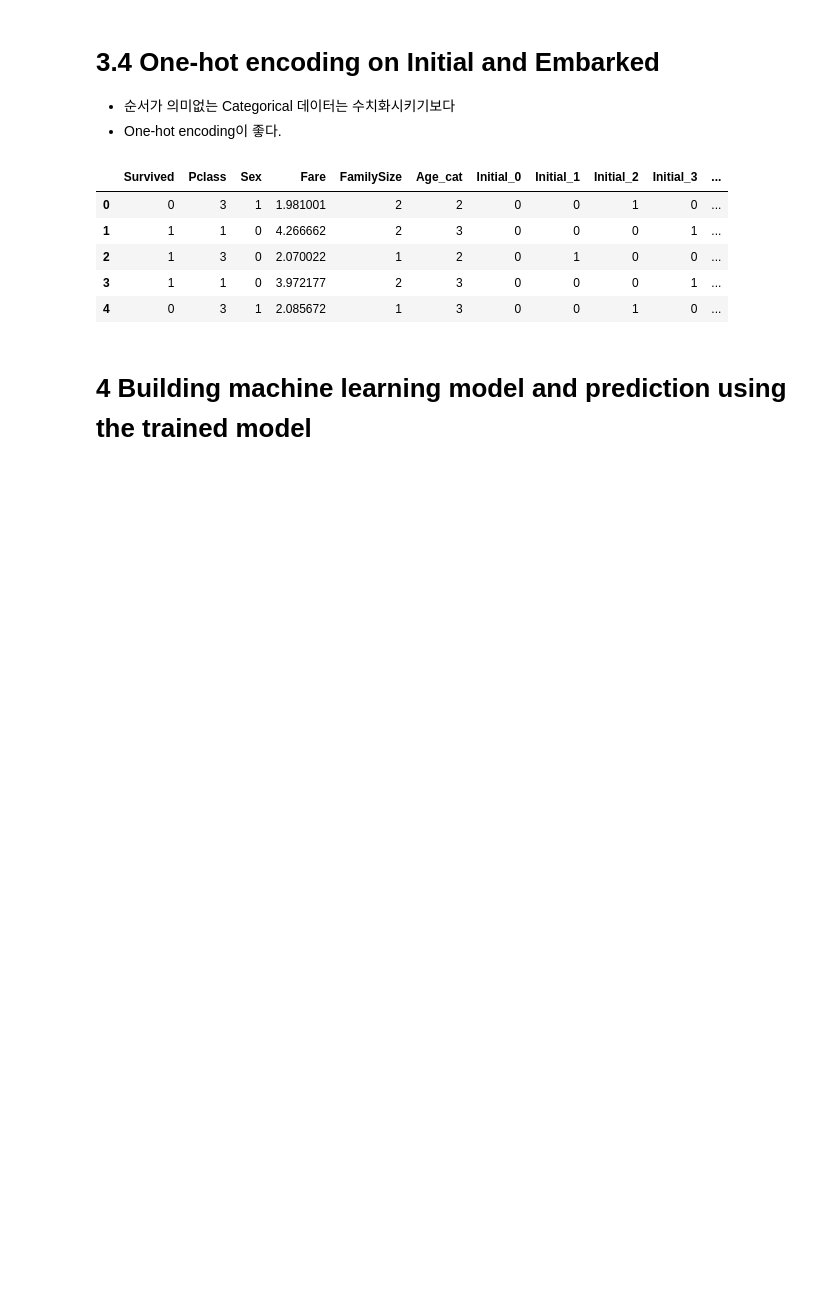
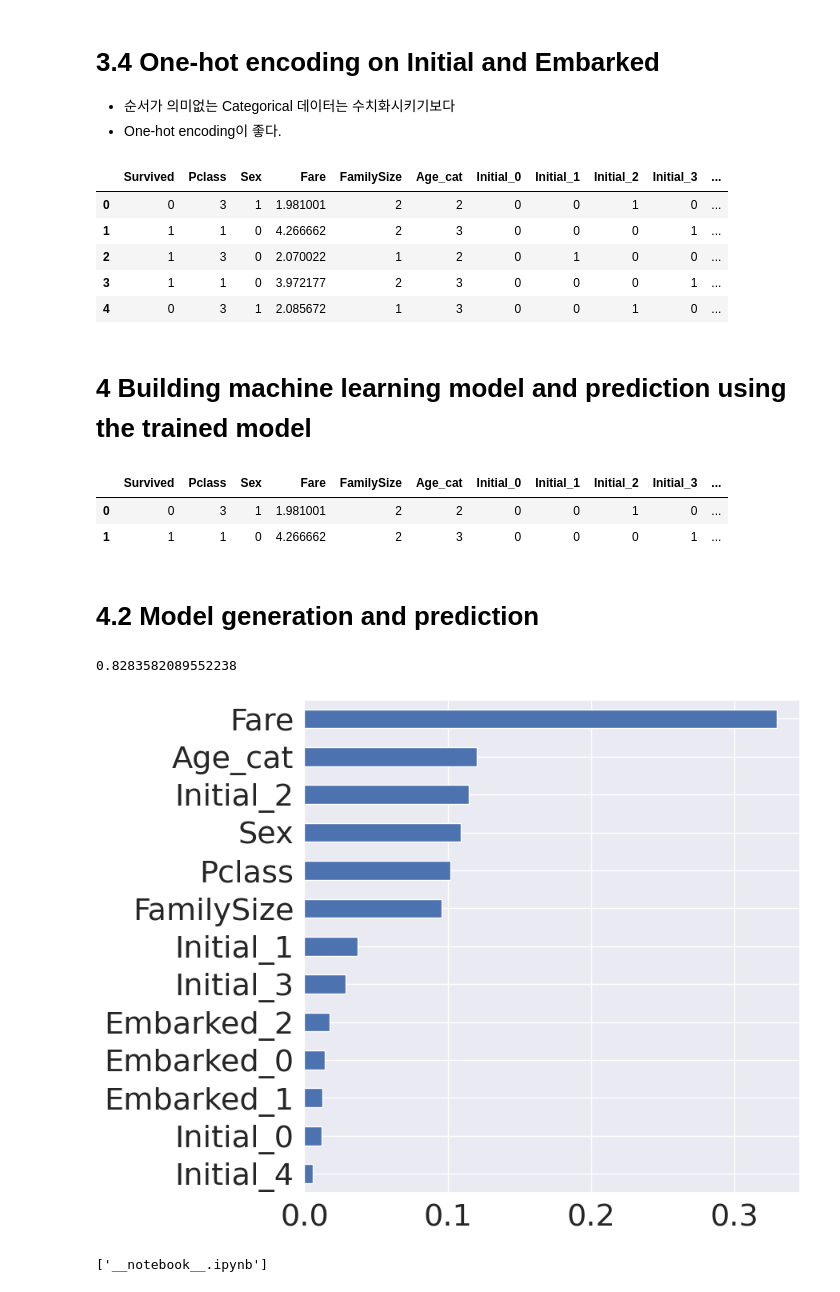
Before and after one commit to hajonghyun/kaggle_titanic_studynotes, a Jupyter notebook: titanic_survivor.ipynb, the cells around one changed output. Cells and saved outputs as stored; diff of their text form; code cells hidden in the pictures; blank space fills up the shorter version.

Commit message:
Kaggle Notebook | titanic_survivor | Version 3

```diff
--- a/titanic_survivor.ipynb
+++ b/titanic_survivor.ipynb
@@ -1707,3 +1696,37 @@ df_train.head()
 from sklearn.ensemble import RandomForestClassifier
 from sklearn import metrics
 from sklearn.model_selection import train_test_split
+# %%
+df_train.head(2)
+# %% [output]
+|  | Survived | Pclass | Sex | Fare | FamilySize | Age_cat | Initial_0 | Initial_1 | Initial_2 | Initial_3 | ... |
+| 0 | 0 | 3 | 1 | 1.981001 | 2 | 2 | 0 | 0 | 1 | 0 | ... |
+| 1 | 1 | 1 | 0 | 4.266662 | 2 | 3 | 0 | 0 | 0 | 1 | ... |
+# %%
+x_train=df_train.drop('Survived',axis=1)
+y_train=df_train['Survived']
+x_test=df_test
+# %%
+X_tr, X_vld, y_tr, y_vld = train_test_split(x_train, y_train, test_size=0.3, random_state=2018)
+# %% [markdown]
+# 4.2 Model generation and prediction
+# %%
+rf_model = RandomForestClassifier()
+rf_model.fit(X_tr,y_tr)
+prediction = rf_model.predict(X_vld)
+# %%
+metrics.accuracy_score(prediction, y_vld)
+# %% [output]
+0.8283582089552238
+# %%
+series_feat = pd.Series(rf_model.feature_importances_,index=df_test.columns)
+# %%
+plt.figure(figsize=(8,8))
+series_feat.sort_values(ascending=True).plot.barh()
+plt.show()
+# %% [output]
+[figure, added]
+# %%
+os.listdir()
+# %% [output]
+['__notebook__.ipynb']
```
Also changed, not shown: parts of 21 cells of this notebook.
